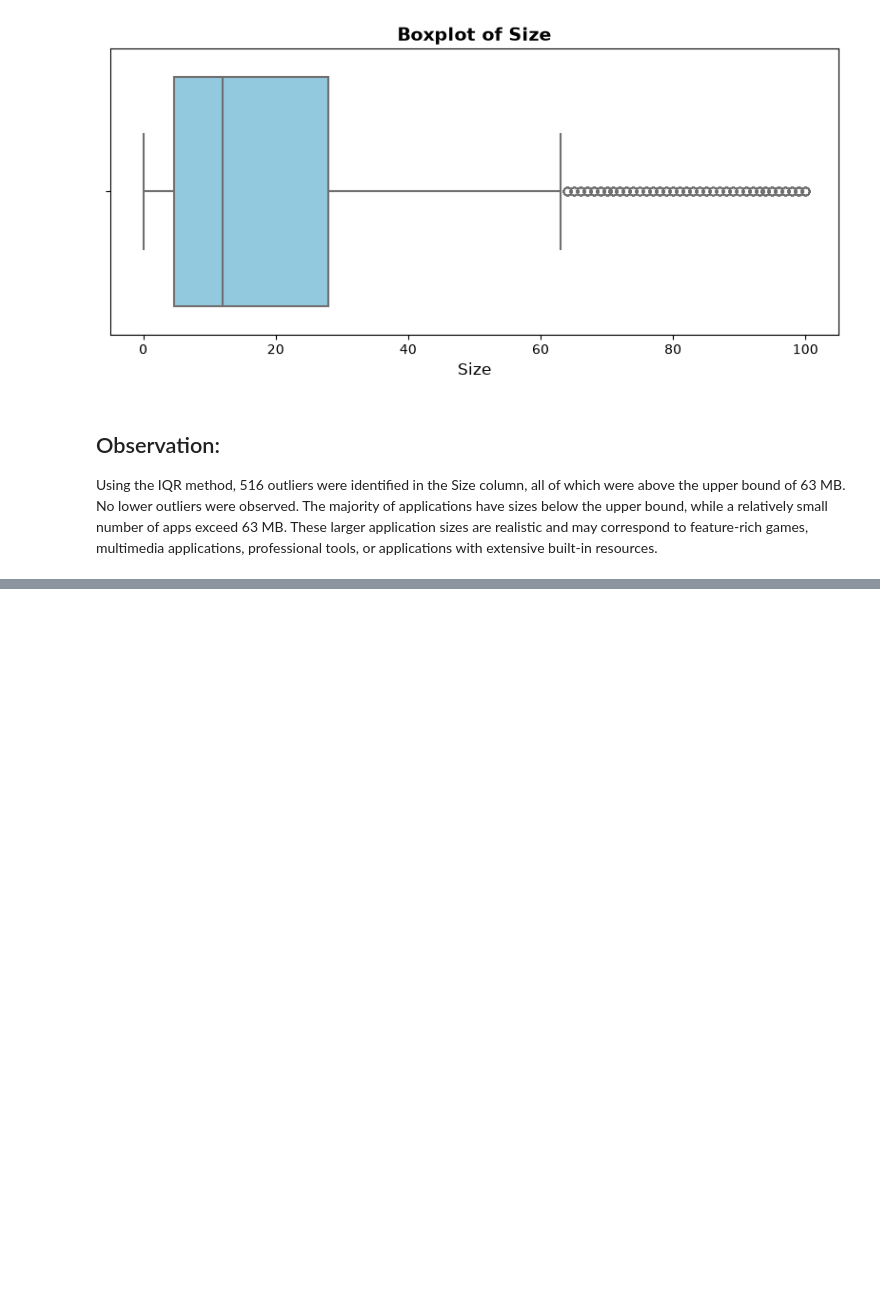
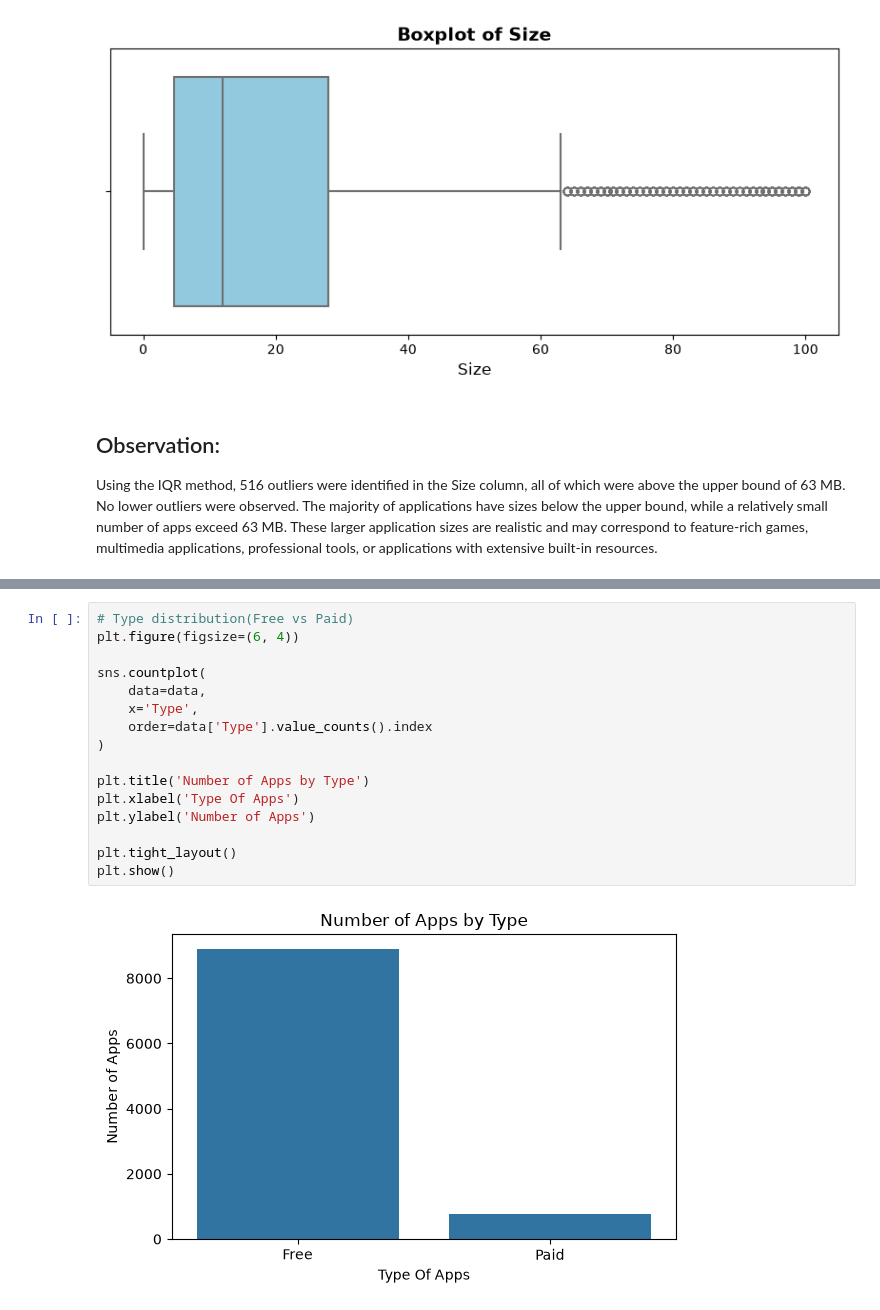
Before and after one commit to Shuvam-2000/Google-Play-Store-App-User-Review-Analysis, a Jupyter notebook: notebooks/Google_PlayStore_App.ipynb, the cells around one changed output, grey strips where cells are left out. Cells and saved outputs as stored; diff of their text form; blank space fills up the shorter version.

```diff
--- a/notebooks/Google_PlayStore_App.ipynb
+++ b/notebooks/Google_PlayStore_App.ipynb
@@ -848,0 +918,18 @@ Using the IQR method, 516 outliers were identified in the Size column, all of wh
+# %%
+# Type distribution(Free vs Paid)
+plt.figure(figsize=(6, 4))
+
+sns.countplot(
+    data=data,
+    x='Type',
+    order=data['Type'].value_counts().index
+)
+
+plt.title('Number of Apps by Type')
+plt.xlabel('Type Of Apps')
+plt.ylabel('Number of Apps')
+
+plt.tight_layout()
+plt.show()
+# %% [output]
+[figure, added]
```
Also changed, not shown: parts of 35 cells of this notebook.
